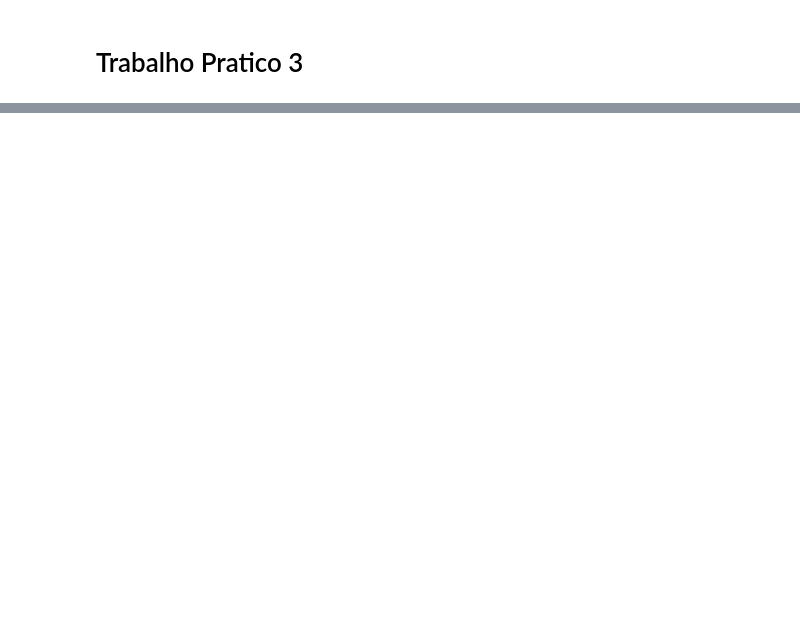
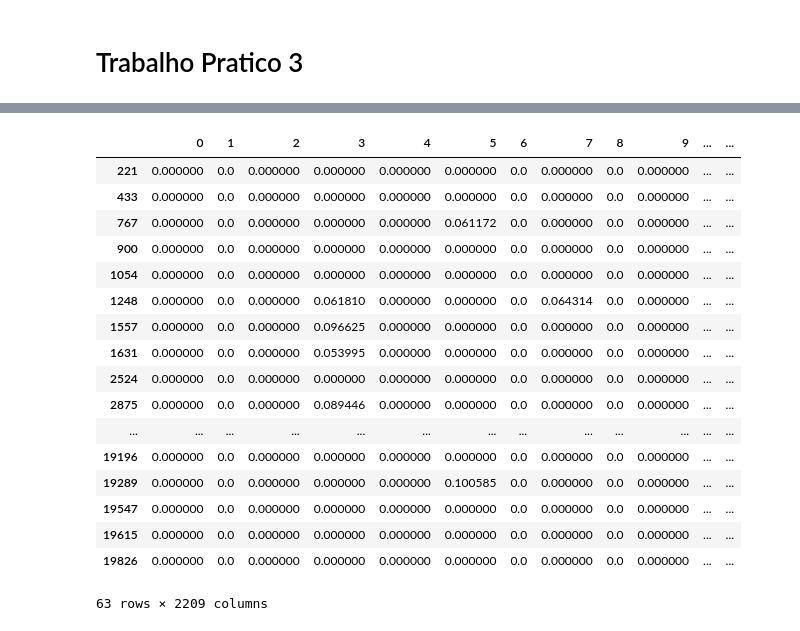
Before and after one commit to Akiravictor/MC886, a Jupyter notebook: T3/Trabalho Pratico 3.ipynb, the cells around one changed output, grey strips where cells are left out. Cells and saved outputs as stored; diff of their text form; code cells hidden in the pictures; blank space fills up the shorter version.

```diff
--- a/T3/Trabalho Pratico 3.ipynb
+++ b/T3/Trabalho Pratico 3.ipynb
@@ -45,0 +111,24 @@ plt.show()
+# %%
+kmeans = KMeans(n_clusters=1500, init="k-means++", max_iter=500, n_init=10, random_state=0)
+y_kmeans = kmeans.fit_predict(X)
+# %%
+X[y_kmeans == 123]
+# %% [output]
+|  | 0 | 1 | 2 | 3 | 4 | 5 | 6 | 7 | 8 | 9 | ... | ... |
+| 221 | 0.000000 | 0.0 | 0.000000 | 0.000000 | 0.000000 | 0.000000 | 0.0 | 0.000000 | 0.0 | 0.000000 | ... | ... |
+| 433 | 0.000000 | 0.0 | 0.000000 | 0.000000 | 0.000000 | 0.000000 | 0.0 | 0.000000 | 0.0 | 0.000000 | ... | ... |
+| 767 | 0.000000 | 0.0 | 0.000000 | 0.000000 | 0.000000 | 0.061172 | 0.0 | 0.000000 | 0.0 | 0.000000 | ... | ... |
+| 900 | 0.000000 | 0.0 | 0.000000 | 0.000000 | 0.000000 | 0.000000 | 0.0 | 0.000000 | 0.0 | 0.000000 | ... | ... |
+| 1054 | 0.000000 | 0.0 | 0.000000 | 0.000000 | 0.000000 | 0.000000 | 0.0 | 0.000000 | 0.0 | 0.000000 | ... | ... |
+| 1248 | 0.000000 | 0.0 | 0.000000 | 0.061810 | 0.000000 | 0.000000 | 0.0 | 0.064314 | 0.0 | 0.000000 | ... | ... |
+| 1557 | 0.000000 | 0.0 | 0.000000 | 0.096625 | 0.000000 | 0.000000 | 0.0 | 0.000000 | 0.0 | 0.000000 | ... | ... |
+| 1631 | 0.000000 | 0.0 | 0.000000 | 0.053995 | 0.000000 | 0.000000 | 0.0 | 0.000000 | 0.0 | 0.000000 | ... | ... |
+| 2524 | 0.000000 | 0.0 | 0.000000 | 0.000000 | 0.000000 | 0.000000 | 0.0 | 0.000000 | 0.0 | 0.000000 | ... | ... |
+| 2875 | 0.000000 | 0.0 | 0.000000 | 0.089446 | 0.000000 | 0.000000 | 0.0 | 0.000000 | 0.0 | 0.000000 | ... | ... |
+| ... | ... | ... | ... | ... | ... | ... | ... | ... | ... | ... | ... | ... |
+| 19196 | 0.000000 | 0.0 | 0.000000 | 0.000000 | 0.000000 | 0.000000 | 0.0 | 0.000000 | 0.0 | 0.000000 | ... | ... |
+| 19289 | 0.000000 | 0.0 | 0.000000 | 0.000000 | 0.000000 | 0.100585 | 0.0 | 0.000000 | 0.0 | 0.000000 | ... | ... |
+| 19547 | 0.000000 | 0.0 | 0.000000 | 0.000000 | 0.000000 | 0.000000 | 0.0 | 0.000000 | 0.0 | 0.000000 | ... | ... |
+| 19615 | 0.000000 | 0.0 | 0.000000 | 0.000000 | 0.000000 | 0.000000 | 0.0 | 0.000000 | 0.0 | 0.000000 | ... | ... |
+| 19826 | 0.000000 | 0.0 | 0.000000 | 0.000000 | 0.000000 | 0.000000 | 0.0 | 0.000000 | 0.0 | 0.000000 | ... | ... |
+63 rows × 2209 columns
```
Also changed, not shown: parts of 7 cells of this notebook, 1 other file.
